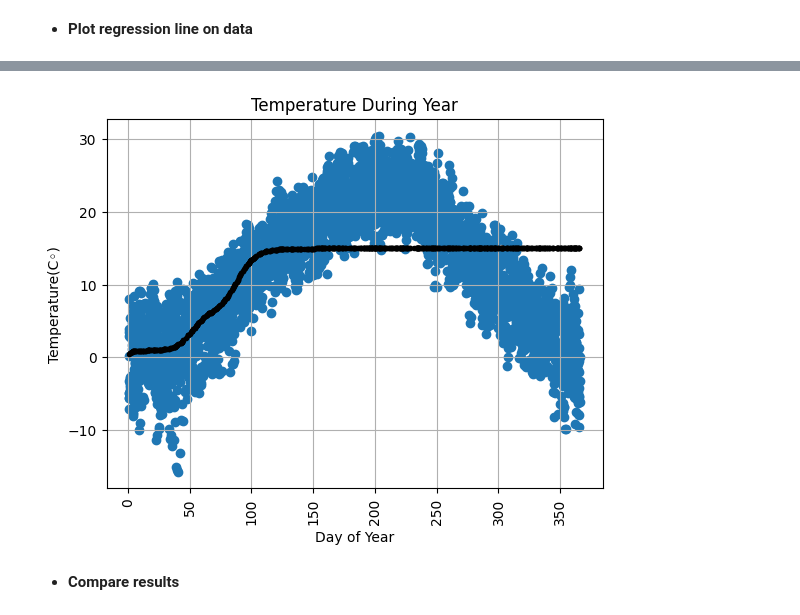
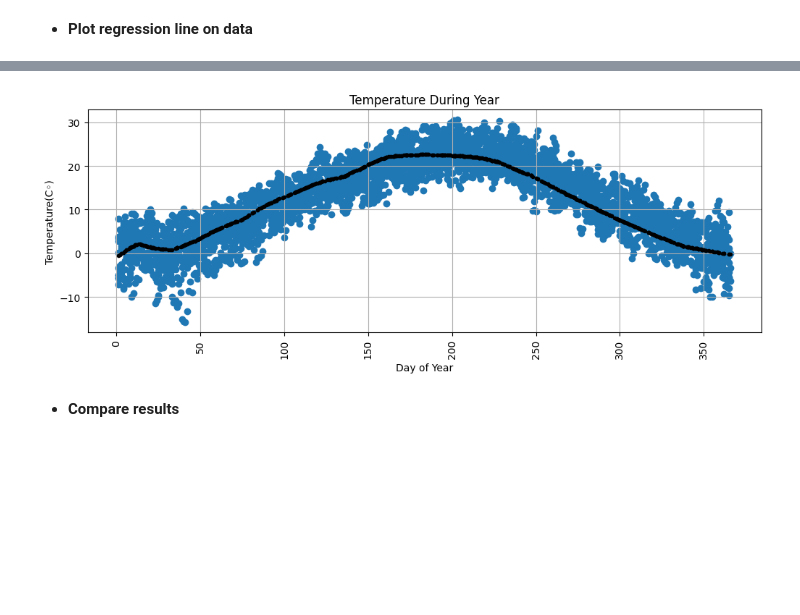
Before and after one commit to SobhanSaeedi7/MachineLearning, a Jupyter notebook: 50.HousePrice/2.Weather.ipynb, the cells around one changed output, grey strips where cells are left out. Saved outputs shown, nothing was run; the diff lists cells and outputs as text; code cells hidden in the pictures; blank space fills up the shorter version.

```diff
--- a/50.HousePrice/2.Weather.ipynb
+++ b/50.HousePrice/2.Weather.ipynb
@@ -72,15 +72,15 @@ plt.show()
 X = data[['Day_of_Year']].copy().to_numpy(int)
 Y = data[['Temperature (C)']].copy().values
 
-X_train, X_test, Y_train, Y_test = train_test_split(X, Y, test_size=0.2, shuffle=True)
+X_train, X_test, Y_train, Y_test = train_test_split(X, Y, test_size=0.2)
 X_train.shape, X_test.shape, Y_train.shape, Y_test.shape,
 # %% [output]
 ((3214, 1), (804, 1), (3214, 1), (804, 1))
 # %%
 model = tf.keras.models.Sequential([
-    tf.keras.layers.Dense(6, activation='sigmoid'),
+    tf.keras.layers.Dense(72, activation='sigmoid', input_shape=(1,)),
     tf.keras.layers.Dense(36, activation='relu'),
-    tf.keras.layers.Dense(18, activation='tanh'),
+    tf.keras.layers.Dense(18, activation='relu'),
     tf.keras.layers.Dense(1, activation='linear')
     ])
 # %%
@@ -124,7 +124,7 @@ loss
 
 * **Plot regression line on data**
 # %%
-Y_pred = model.predict(X_test)
-Y_pred[0:10, 0:10]
+Y_pred = model.predict(X_test).reshape(-1, 1)
+Y_pred.shape, X_test.shape
 # %% [output]
 26/26 [==============================] - 0s 1ms/step
@@ -146,7 +132,7 @@ plt.plot(X_test[0:10, 0:10], Y_pred[0:10, 0:10], '.')
 # %%
-# plt.figure(figsize=(12, 4))
+plt.figure(figsize=(12, 4))
 plt.scatter(data['Day_of_Year'], data['Temperature (C)'])
-plt.plot(X_test, model.predict(X_test), '.', c='black')
+plt.plot(X_test, Y_pred, '.', c='black')
 plt.title('Temperature During Year')
 plt.xlabel('Day of Year')
 plt.ylabel('Temperature(C◦)')
@@ -158,3 +143,3 @@ plt.show()
-[figure, old version]
+[figure, new version]
 # %% [markdown]
 * **Compare results**
```
Also changed, not shown: parts of 10 cells of this notebook, 2 other files.
